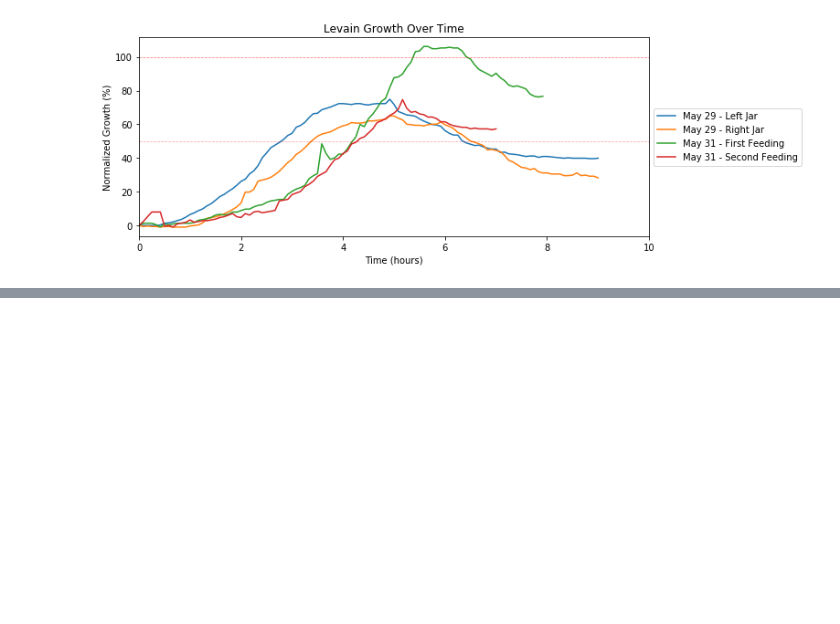
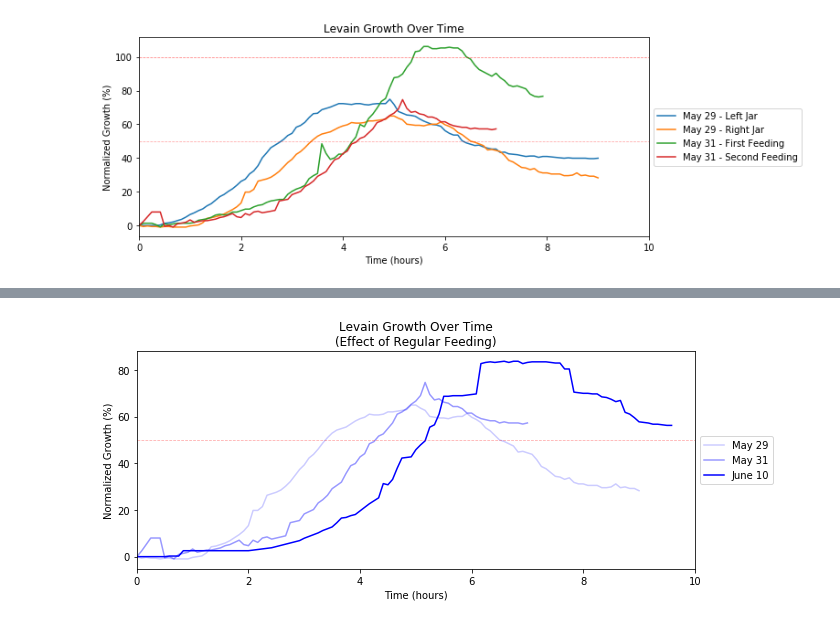
Before and after one commit to justinmklam/sourdough-starter-monitor, a Jupyter notebook: Timelapse Analysis.ipynb, the cells around one changed output, grey strips where cells are left out. Cells and saved outputs as stored; diff of their text form; code cells hidden in the pictures; blank space fills up the shorter version.

```diff
--- a/Timelapse Analysis.ipynb
+++ b/Timelapse Analysis.ipynb
@@ -109,0 +158,23 @@ Text(0.5,1,'Levain Growth Over Time')
+# %%
+def plot_heights(ax, df, label, alpha=1):
+    ax.plot(df['Time']/60, df['Height Normalized']*100, label=label, alpha=alpha, color='b')
+
+fig, ax = plt.subplots(1, figsize=(10,4))
+
+plot_heights(ax, df_529right, 'May 29', alpha=0.20)
+plot_heights(ax, df_531_2, 'May 31', alpha=0.4)
+plot_heights(ax, df_610, 'June 10', alpha=1)
+
+ax.legend(loc='center left', bbox_to_anchor=(1, 0.5))
+ax.set_xlabel('Time (hours)')
+ax.set_ylabel('Normalized Growth (%)')
+
+# ax.axhline(y=100, color='r', linestyle='--', alpha=0.5, linewidth=0.75)
+ax.axhline(y=50, color='r', linestyle='--', alpha=0.35, linewidth=0.75)
+
+ax.set_xlim([0, 10])
+ax.set_title('Levain Growth Over Time\n(Effect of Regular Feeding)')
+
+plt.show()
+# %% [output]
+[figure, added]
```
Also changed, not shown: parts of 12 cells of this notebook, 11 other files.
